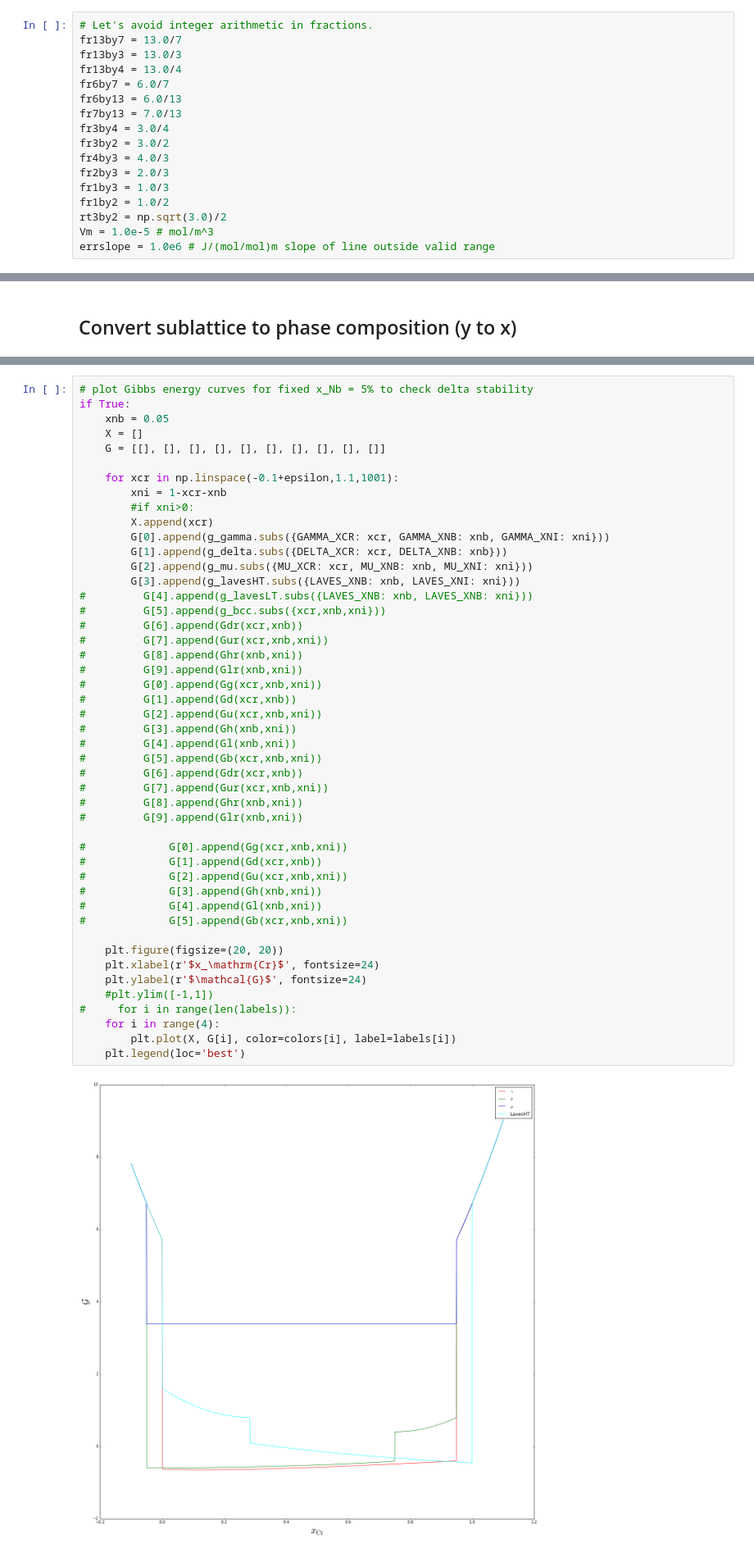
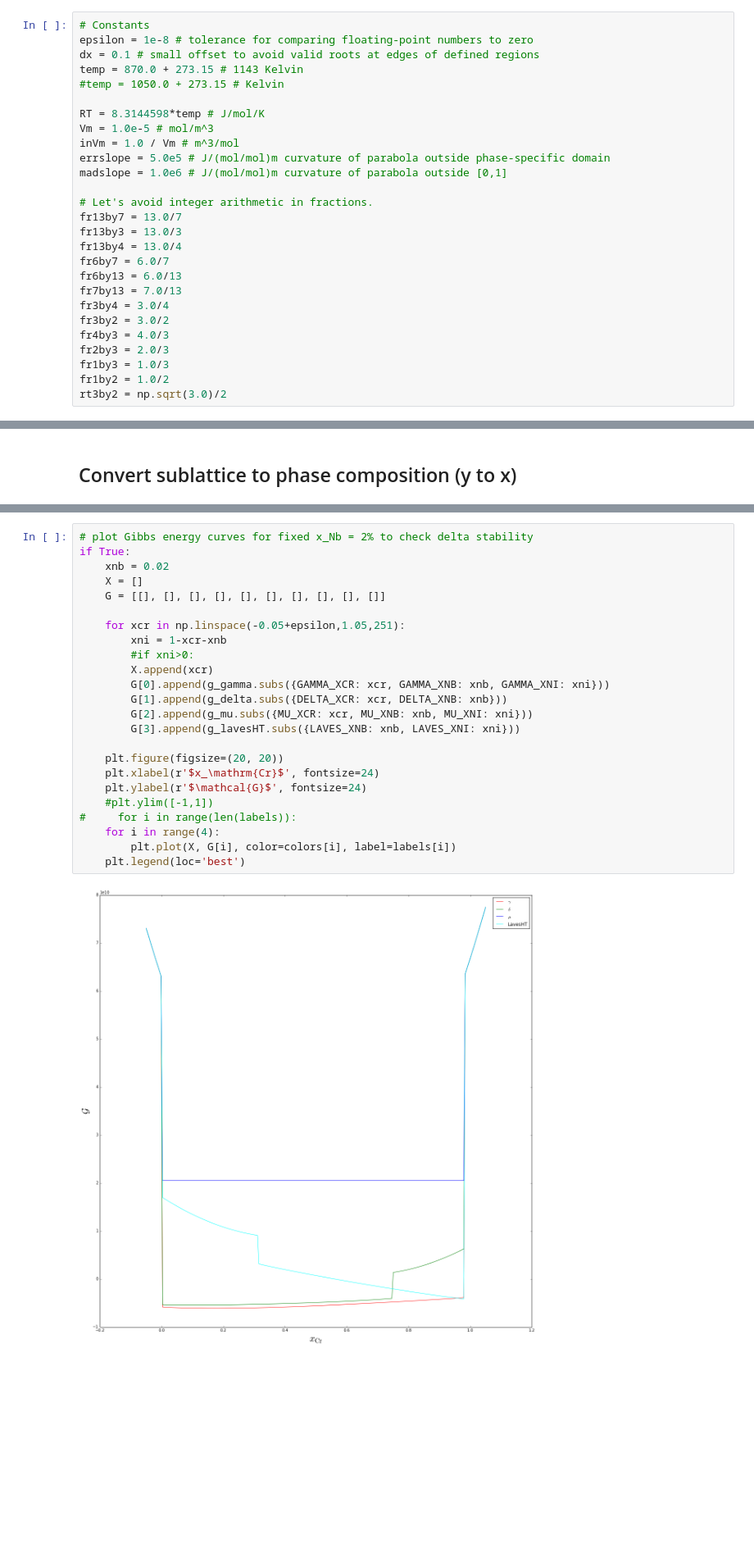
Before and after one commit to usnistgov/phasefield-precipitate-aging, a Jupyter notebook: CALPHAD_qhull.ipynb, the cells around one changed output, grey strips where cells are left out. Shown at 82% size. Cells and saved outputs as stored; diff of their text form; blank space fills up the shorter version.

Commit message:
chasing down bugs in energy, numerics

```diff
--- a/CALPHAD_qhull.ipynb
+++ b/CALPHAD_qhull.ipynb
@@ -75,4 +68,16 @@ RT = 8.3144598*temp # J/mol/K
 # %%
+# Constants
+epsilon = 1e-8 # tolerance for comparing floating-point numbers to zero
+dx = 0.1 # small offset to avoid valid roots at edges of defined regions
+temp = 870.0 + 273.15 # 1143 Kelvin
+#temp = 1050.0 + 273.15 # Kelvin
+
+RT = 8.3144598*temp # J/mol/K
+Vm = 1.0e-5 # mol/m^3
+inVm = 1.0 / Vm # m^3/mol
+errslope = 5.0e5 # J/(mol/mol)m curvature of parabola outside phase-specific domain
+madslope = 1.0e6 # J/(mol/mol)m curvature of parabola outside [0,1]
+
 # Let's avoid integer arithmetic in fractions.
 fr13by7 = 13.0/7
 fr13by3 = 13.0/3
@@ -87,5 +92,3 @@ fr2by3 = 2.0/3
 fr1by3 = 1.0/3
 fr1by2 = 1.0/2
 rt3by2 = np.sqrt(3.0)/2
-Vm = 1.0e-5 # mol/m^3
-errslope = 1.0e6 # J/(mol/mol)m slope of line outside valid range
@@ -341,52 +316,29 @@ if True:
 # %%
-# plot Gibbs energy curves for fixed x_Nb = 5% to check delta stability
+# plot Gibbs energy curves for fixed x_Nb = 2% to check delta stability
 if True:
-    xnb = 0.05
+    xnb = 0.02
     X = []
     G = [[], [], [], [], [], [], [], [], [], []]
 
-    for xcr in np.linspace(-0.1+epsilon,1.1,1001):
+    for xcr in np.linspace(-0.05+epsilon,1.05,251):
         xni = 1-xcr-xnb
         #if xni>0:
         X.append(xcr)
         G[0].append(g_gamma.subs({GAMMA_XCR: xcr, GAMMA_XNB: xnb, GAMMA_XNI: xni}))
         G[1].append(g_delta.subs({DELTA_XCR: xcr, DELTA_XNB: xnb}))
         G[2].append(g_mu.subs({MU_XCR: xcr, MU_XNB: xnb, MU_XNI: xni}))
         G[3].append(g_lavesHT.subs({LAVES_XNB: xnb, LAVES_XNI: xni}))
-#         G[4].append(g_lavesLT.subs({LAVES_XNB: xnb, LAVES_XNB: xni}))
-#         G[5].append(g_bcc.subs({xcr,xnb,xni}))
-#         G[6].append(Gdr(xcr,xnb))
-#         G[7].append(Gur(xcr,xnb,xni))
-#         G[8].append(Ghr(xnb,xni))
-#         G[9].append(Glr(xnb,xni))
-#         G[0].append(Gg(xcr,xnb,xni))
-#         G[1].append(Gd(xcr,xnb))
-#         G[2].append(Gu(xcr,xnb,xni))
-#         G[3].append(Gh(xnb,xni))
-#         G[4].append(Gl(xnb,xni))
-#         G[5].append(Gb(xcr,xnb,xni))
-#         G[6].append(Gdr(xcr,xnb))
-#         G[7].append(Gur(xcr,xnb,xni))
-#         G[8].append(Ghr(xnb,xni))
-#         G[9].append(Glr(xnb,xni))
-
-#             G[0].append(Gg(xcr,xnb,xni))
-#             G[1].append(Gd(xcr,xnb))
-#             G[2].append(Gu(xcr,xnb,xni))
-#             G[3].append(Gh(xnb,xni))
-#             G[4].append(Gl(xnb,xni))
-#             G[5].append(Gb(xcr,xnb,xni))
 
     plt.figure(figsize=(20, 20))
     plt.xlabel(r'$x_\mathrm{Cr}$', fontsize=24)
     plt.ylabel(r'$\mathcal{G}$', fontsize=24)
     #plt.ylim([-1,1])
 #     for i in range(len(labels)):
     for i in range(4):
         plt.plot(X, G[i], color=colors[i], label=labels[i])
     plt.legend(loc='best')
 # %% [output]
-[figure, old version]
+[figure, new version]
 # %% [markdown]
 # Generate a phase diagram
 Using scipy.spatial.ConvexHull, an interface to qhull. This method cannot provide phase fractions, chemical potentials, etc., but will quickly produce the correct diagram from the given Gibbs energies.
```
Also changed, not shown: parts of 8 cells of this notebook, 1 other file.
